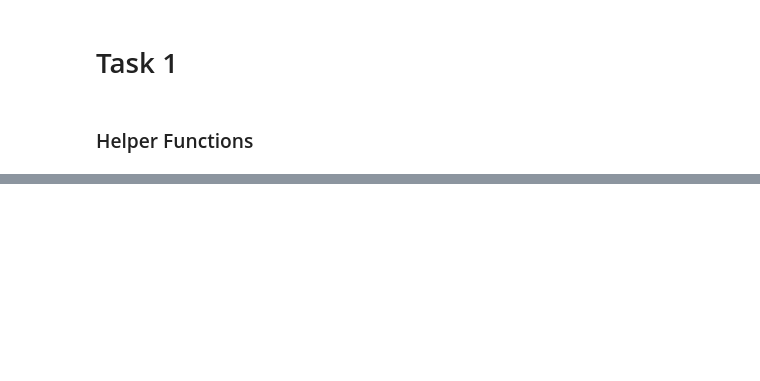
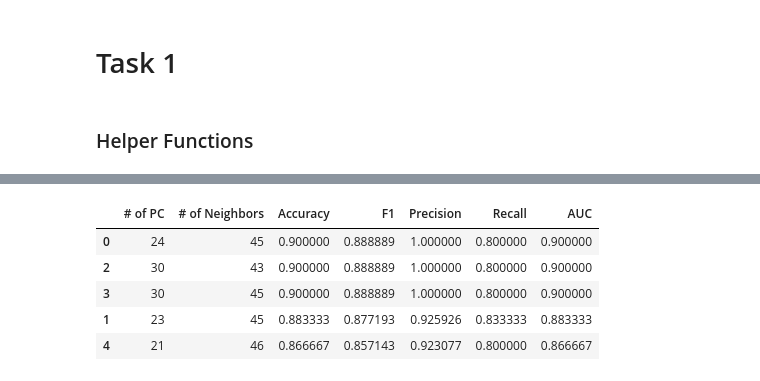
Before and after one commit to Dkashkett/Image_classification_, a Jupyter notebook: Task1.ipynb, the cells around one changed output, grey strips where cells are left out. Saved outputs shown, nothing was run; the diff lists cells and outputs as text; code cells hidden in the pictures; blank space fills up the shorter version.

```diff
--- a/Task1.ipynb
+++ b/Task1.ipynb
@@ -689,0 +363,9 @@ joblib.dump(knn_model, './models/smile_knn_aug200.pkl')
+# %%
+testing_logs['testing100']
+# %% [output]
+|  | # of PC | # of Neighbors | Accuracy | F1 | Precision | Recall | AUC |
+| 0 | 24 | 45 | 0.900000 | 0.888889 | 1.000000 | 0.800000 | 0.900000 |
+| 2 | 30 | 43 | 0.900000 | 0.888889 | 1.000000 | 0.800000 | 0.900000 |
+| 3 | 30 | 45 | 0.900000 | 0.888889 | 1.000000 | 0.800000 | 0.900000 |
+| 1 | 23 | 45 | 0.883333 | 0.877193 | 0.925926 | 0.833333 | 0.883333 |
+| 4 | 21 | 46 | 0.866667 | 0.857143 | 0.923077 | 0.800000 | 0.866667 |
```
Also changed, not shown: parts of 66 cells of this notebook, 16 other files.
